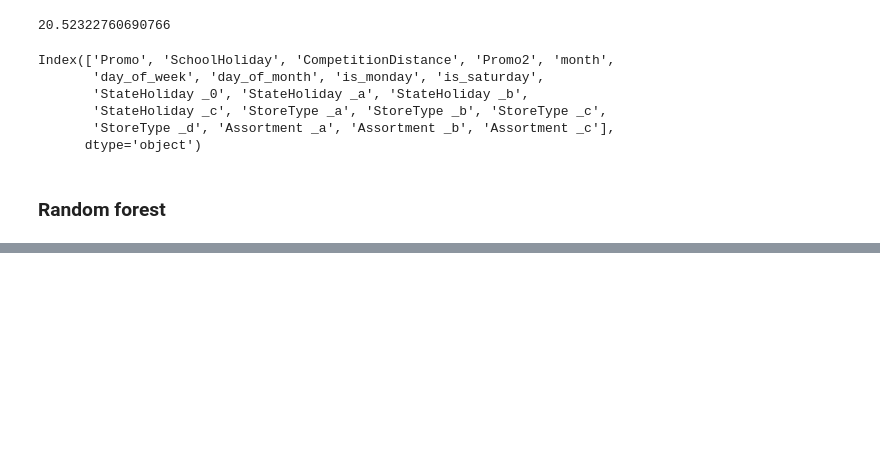
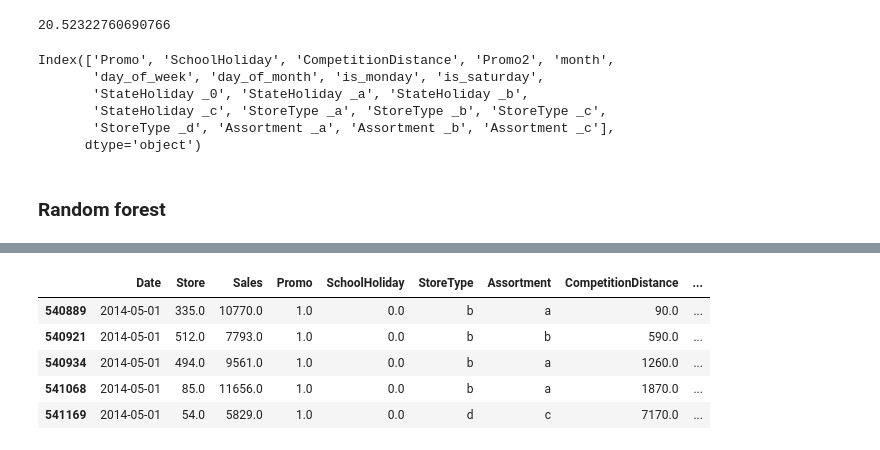
Before and after one commit to JohnEnev/DSR-competition-team1, a Jupyter notebook: notebooks/JE_models.ipynb, the cells around one changed output, grey strips where cells are left out. Drawn from its saved outputs; the diff is of its cells as text; code cells hidden in the pictures; blank space fills up the shorter version.

```diff
--- a/notebooks/JE_models.ipynb
+++ b/notebooks/JE_models.ipynb
@@ -205,0 +271,9 @@ metric(y_pred_rf_1, y_test.to_numpy())
+# %%
+df_test1.head()
+# %% [output]
+|  | Date | Store | Sales | Promo | SchoolHoliday | StoreType | Assortment | CompetitionDistance | ... |
+| 540889 | 2014-05-01 | 335.0 | 10770.0 | 1.0 | 0.0 | b | a | 90.0 | ... |
+| 540921 | 2014-05-01 | 512.0 | 7793.0 | 1.0 | 0.0 | b | b | 590.0 | ... |
+| 540934 | 2014-05-01 | 494.0 | 9561.0 | 1.0 | 0.0 | b | a | 1260.0 | ... |
+| 541068 | 2014-05-01 | 85.0 | 11656.0 | 1.0 | 0.0 | b | a | 1870.0 | ... |
+| 541169 | 2014-05-01 | 54.0 | 5829.0 | 1.0 | 0.0 | d | c | 7170.0 | ... |
```
Also changed, not shown: parts of 23 cells of this notebook, 2 other files.
